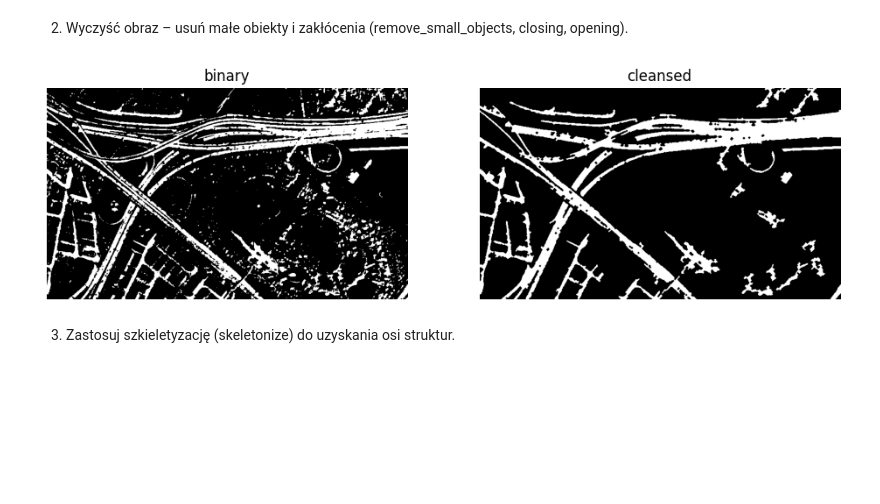
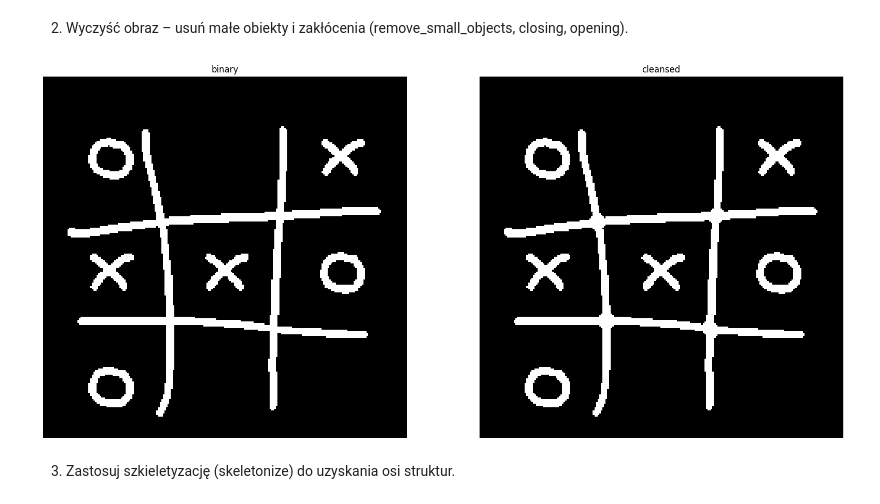
Before and after one commit to AdrianGlanowski/Przetwarzanie_i_analiza_obrazow, a Jupyter notebook: lab3/Szkieletyzacja_zadania.ipynb, the cells around one changed output. Cells and saved outputs as stored; diff of their text form; code cells hidden in the pictures; blank space fills up the shorter version.

```diff
--- a/lab3/Szkieletyzacja_zadania.ipynb
+++ b/lab3/Szkieletyzacja_zadania.ipynb
@@ -305,6 +343,6 @@ def show_matrix_endpoints(images, labels, endpoints):
 Wczytaj obraz (np. mikroskopowy obraz naczyń lub sieć dróg — można użyć data.retina() lub własnego zdjęcia).
 Jeśli obraz jest kolorowy — przekształć go do skali szarości.
 # %%
-img = io.imread("data/ulica.jpg")[:, :, 0]
+img = io.imread("data/ttt.png")[:, :, 0]
 show_image(img)
 # %% [output]
@@ -321,13 +359,13 @@ show_row([img, binary_img], ["original", "binary"])
 # %%
 from skimage.morphology import disk
 
 clean_img = binary_closing(binary_img, disk(2))
 clean_img = binary_opening(clean_img, disk(1))
-clean_img = remove_small_objects(clean_img, 300)
+clean_img = remove_small_objects(clean_img, 200)
 
 show_row([binary_img, clean_img], ["binary", "cleansed"])
 # %% [output]
-[figure, old version]
+[figure, new version]
 # %% [markdown]
 3. Zastosuj szkieletyzację (skeletonize) do uzyskania osi struktur.
 # %%
```
Also changed, not shown: parts of 7 cells of this notebook, 1 other file.
